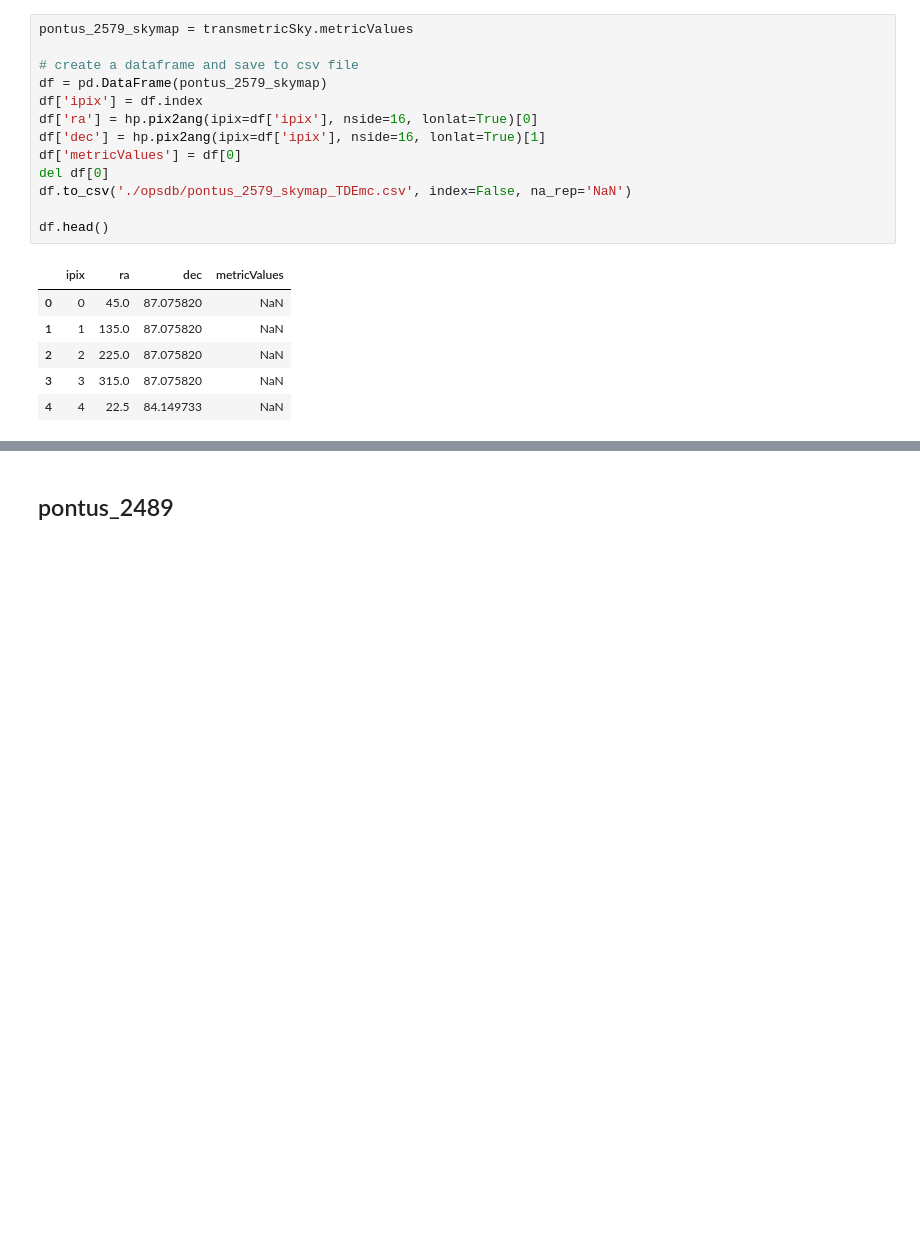
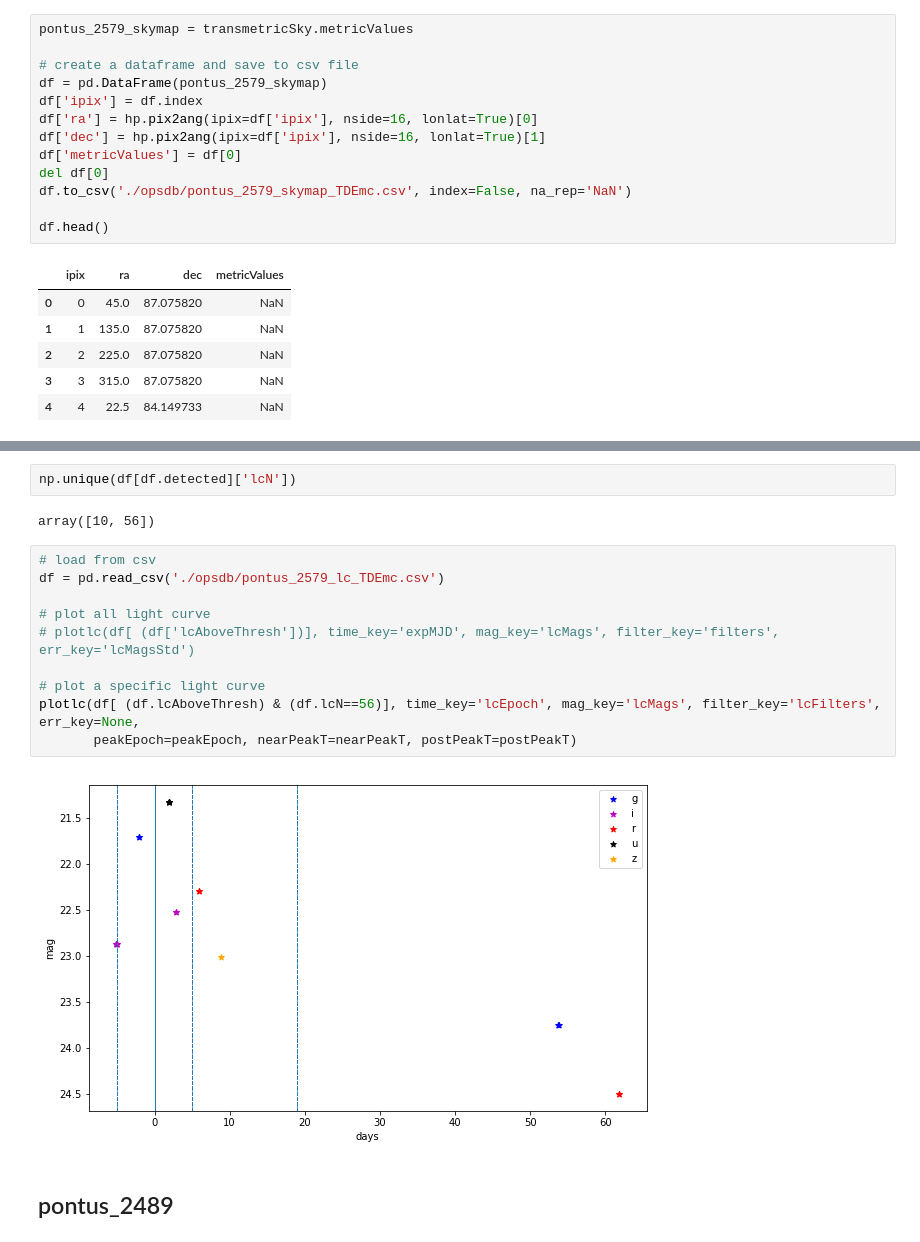
Before and after one commit to xiaolng/maf, a Jupyter notebook: TDEsMonteDbCompare.ipynb, the cells around one changed output, grey strips where cells are left out. Cells and saved outputs as stored; diff of their text form; blank space fills up the shorter version.

```diff
--- a/TDEsMonteDbCompare.ipynb
+++ b/TDEsMonteDbCompare.ipynb
@@ -372,3 +418,19 @@ df.head()
+# %%
+np.unique(df[df.detected]['lcN'])
+# %% [output]
+array([10, 56])
+# %%
+# load from csv
+df = pd.read_csv('./opsdb/pontus_2579_lc_TDEmc.csv')
+
+# plot all light curve
+# plotlc(df[ (df['lcAboveThresh'])], time_key='expMJD', mag_key='lcMags', filter_key='filters', err_key='lcMagsStd')
+
+# plot a specific light curve
+plotlc(df[ (df.lcAboveThresh) & (df.lcN==56)], time_key='lcEpoch', mag_key='lcMags', filter_key='lcFilters', err_key=None,
+       peakEpoch=peakEpoch, nearPeakT=nearPeakT, postPeakT=postPeakT)
+# %% [output]
+[figure, added]
 # %% [markdown]
 ## pontus_2489
 # %%
```
Also changed, not shown: parts of 3 cells of this notebook.
